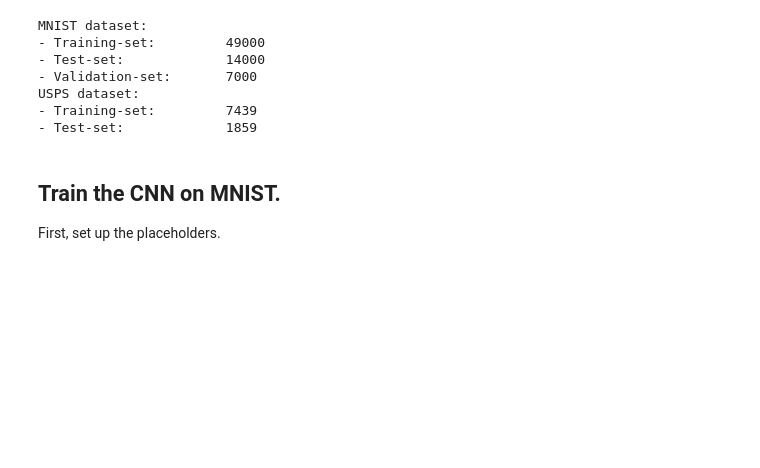
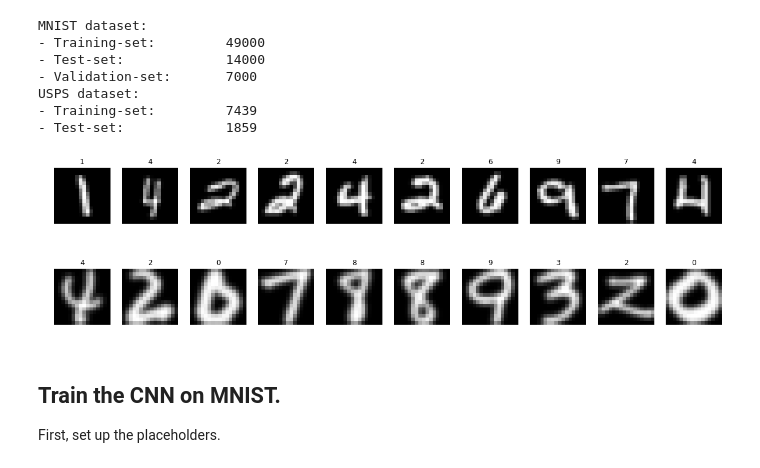
Before and after one commit to leopauly/Domain-Adaptation, a Jupyter notebook: MNIST_USPS_Dataset/Bootstrapped Conv Net.ipynb, the cells around one changed output. Cells and saved outputs as stored; diff of their text form; code cells hidden in the pictures; blank space fills up the shorter version.

Commit message:
cnn now trained on mnist

```diff
--- a/MNIST_USPS_Dataset/Bootstrapped Conv Net.ipynb
+++ b/MNIST_USPS_Dataset/Bootstrapped Conv Net.ipynb
@@ -61,5 +62,5 @@ num_classes = 10
 # %% [markdown]
 ## Load both datasets.
 # %%
-data = dataset.read_datasets()
+mnist_data, usps_data = dataset.read_datasets()
 # %% [output]
@@ -82,9 +83,12 @@ USPS dataset:
 - Training-set:         7439
 - Test-set:             1859
 # %%
-# i = 0
-# ysb.show_labeled_patches_gray(data.mnist_train.images[i:], data.mnist_train.cls[i:])
-# ysb.show_labeled_patches_gray(data.usps_train.images[i:], data.usps_train.cls[i:])
+i = 0
+ysb.show_labeled_patches_gray(mnist_data.train.images[i:(i+10)], mnist_data.train.cls[i:(i+10)])
+ysb.show_labeled_patches_gray(usps_data.train.images[i:(i+10)], usps_data.train.cls[i:(i+10)])
+# %% [output]
+[figure, added]
+[figure, added]
 # %% [markdown]
 ## Train the CNN on MNIST.
 
```
Also changed, not shown: parts of 14 cells of this notebook, 2 other files.
